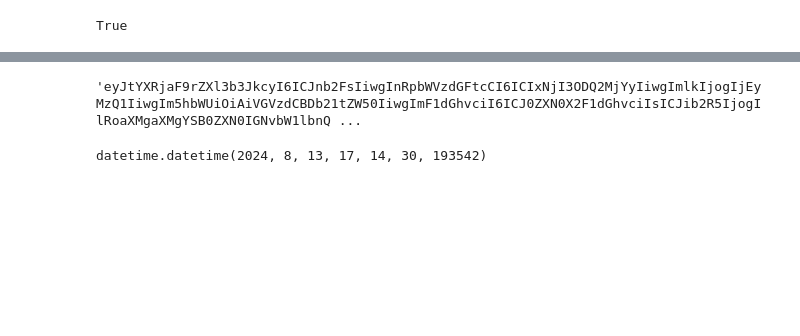
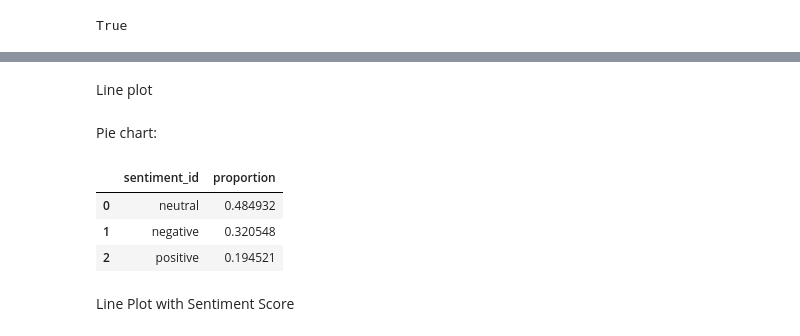
Before and after one commit to jggreen3/realtime-reddit-soccer-sentiment-analysis, a Jupyter notebook: notebooks/visualization.ipynb, the cells around one changed output, grey strips where cells are left out. Drawn from its saved outputs; the diff is of its cells as text; code cells hidden in the pictures; blank space fills up the shorter version.

```diff
--- a/notebooks/visualization.ipynb
+++ b/notebooks/visualization.ipynb
@@ -165,3 +155,5 @@ df_count
+# %% [markdown]
+Line plot
 # %%
 import plotly.express as px
 
@@ -175,13 +167,14 @@ fig = px.line(df_count,
                                       'negative': 'blue'})
 
 fig.show()
-# %%
-data
-# %% [output]
-'eyJtYXRjaF9rZXl3b3JkcyI6ICJnb2FsIiwgInRpbWVzdGFtcCI6ICIxNjI3ODQ2MjYyIiwgImlkIjogIjEyMzQ1IiwgIm5hbWUiOiAiVGVzdCBDb21tZW50IiwgImF1dGhvciI6ICJ0ZXN0X2F1dGhvciIsICJib2R5IjogIlRoaXMgaXMgYSB0ZXN0IGNvbW1lbnQ ...
-# %%
-import datetime
-
-datetime.datetime.today()
-# %% [output]
-datetime.datetime(2024, 8, 13, 17, 14, 30, 193542)
+# %% [markdown]
+Pie chart:
+# %%
+df_pie = pd.DataFrame(df['sentiment_id'].value_counts(normalize=True)).reset_index()
+
+df_pie
+# %% [output]
+|  | sentiment_id | proportion |
+| 0 | neutral | 0.484932 |
+| 1 | negative | 0.320548 |
+| 2 | positive | 0.194521 |
@@ -187,0 +194,2 @@ datetime.datetime(2024, 8, 13, 17, 14, 30, 193542)
+# %% [markdown]
+Line Plot with Sentiment Score
```
Also changed, not shown: parts of 11 cells of this notebook, 10 other files.
